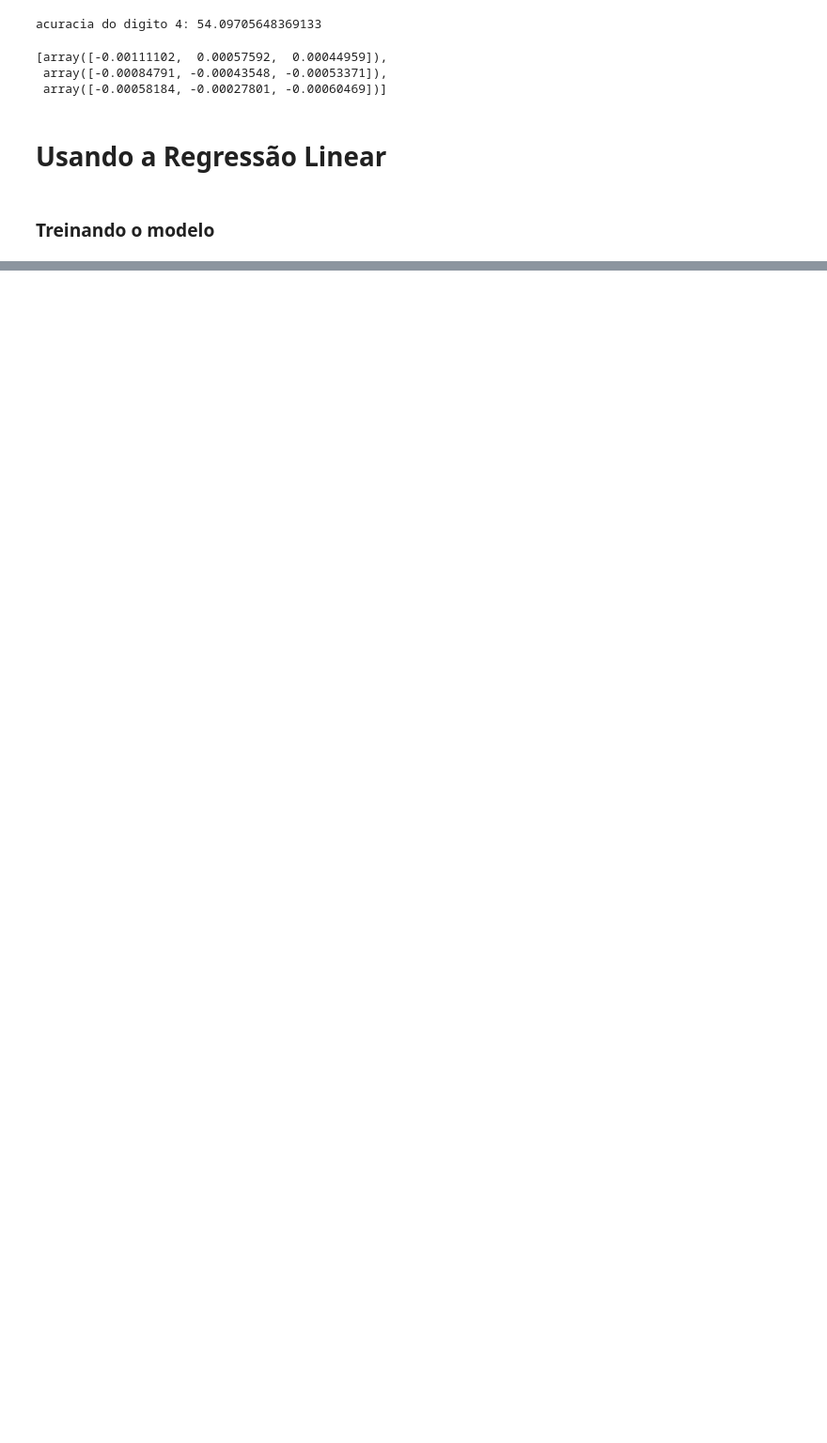
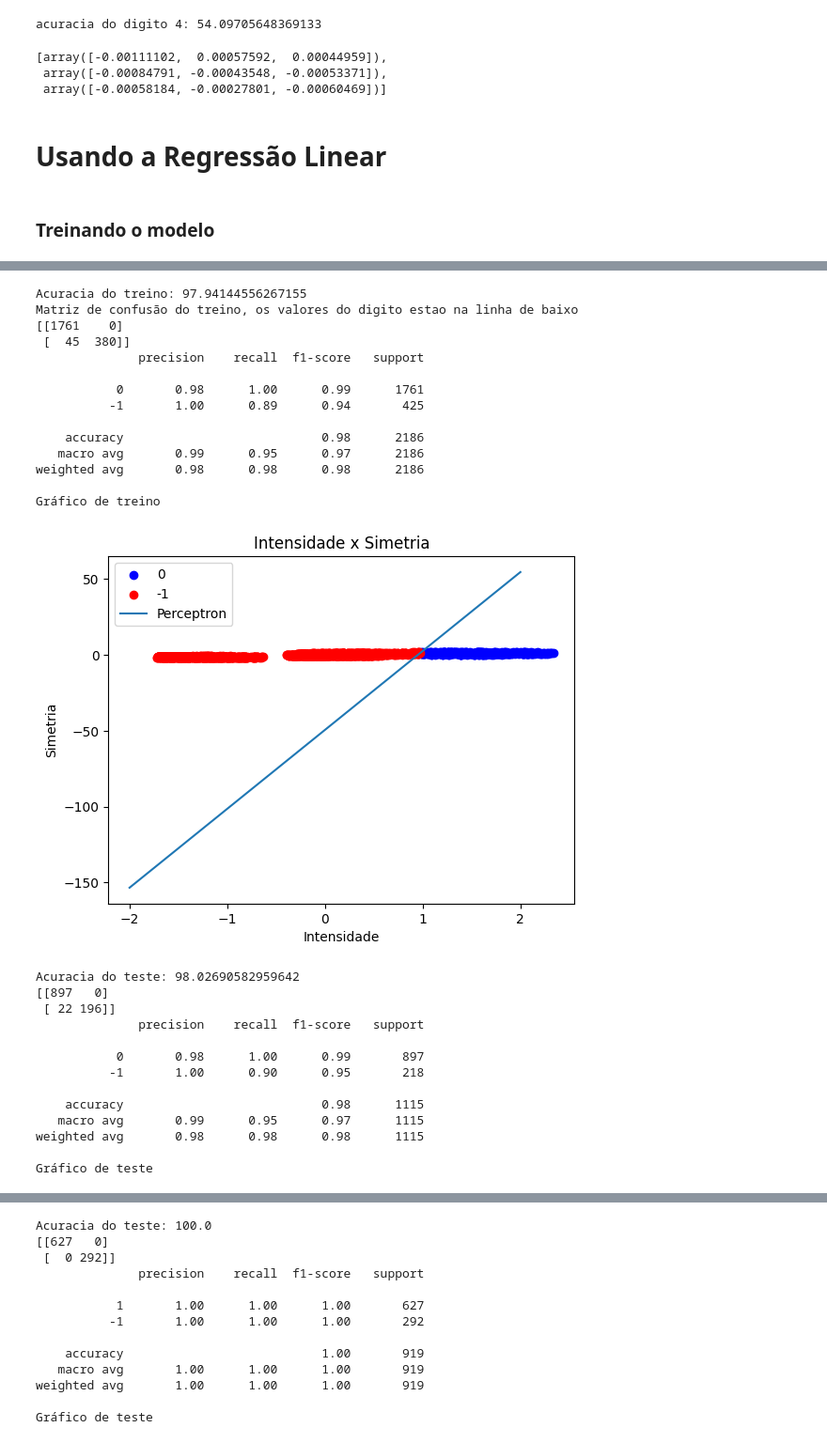
Before and after one commit to HodricVieira/Reconhecimento-de-digitos-ML-2023.2, a Jupyter notebook: 1_vs_all.ipynb, the cells around one changed output, grey strips where cells are left out. Shown at 94% size. Drawn from its saved outputs; the diff is of its cells as text; code cells hidden in the pictures; blank space fills up the shorter version.

```diff
--- a/1_vs_all.ipynb
+++ b/1_vs_all.ipynb
@@ -218,0 +222,33 @@ Gráfico de teste
+# %%
+digitos = [0,1,4]
+modelo = md.PLA()
+classificador_de_todos_os_digitos_treinamento(X, Y, X_teste, y_teste, digitos, modelo)
+# %% [output]
+Acuracia do treino: 97.94144556267155
+Matriz de confusão do treino, os valores do digito estao na linha de baixo
+[[1761    0]
+ [  45  380]]
+              precision    recall  f1-score   support
+
+           0       0.98      1.00      0.99      1761
+          -1       1.00      0.89      0.94       425
+
+    accuracy                           0.98      2186
+   macro avg       0.99      0.95      0.97      2186
+weighted avg       0.98      0.98      0.98      2186
+
+Gráfico de treino
+[figure, added]
+Acuracia do teste: 98.02690582959642
+[[897   0]
+ [ 22 196]]
+              precision    recall  f1-score   support
+
+           0       0.98      1.00      0.99       897
+          -1       1.00      0.90      0.95       218
+
+    accuracy                           0.98      1115
+   macro avg       0.99      0.95      0.97      1115
+weighted avg       0.98      0.98      0.98      1115
+
+Gráfico de teste
@@ -218,0 +271,13 @@ Gráfico de teste
+Acuracia do teste: 100.0
+[[627   0]
+ [  0 292]]
+              precision    recall  f1-score   support
+
+           1       1.00      1.00      1.00       627
+          -1       1.00      1.00      1.00       292
+
+    accuracy                           1.00       919
+   macro avg       1.00      1.00      1.00       919
+weighted avg       1.00      1.00      1.00       919
+
+Gráfico de teste
```
Also changed, not shown: parts of 7 cells of this notebook, 1 other file.
